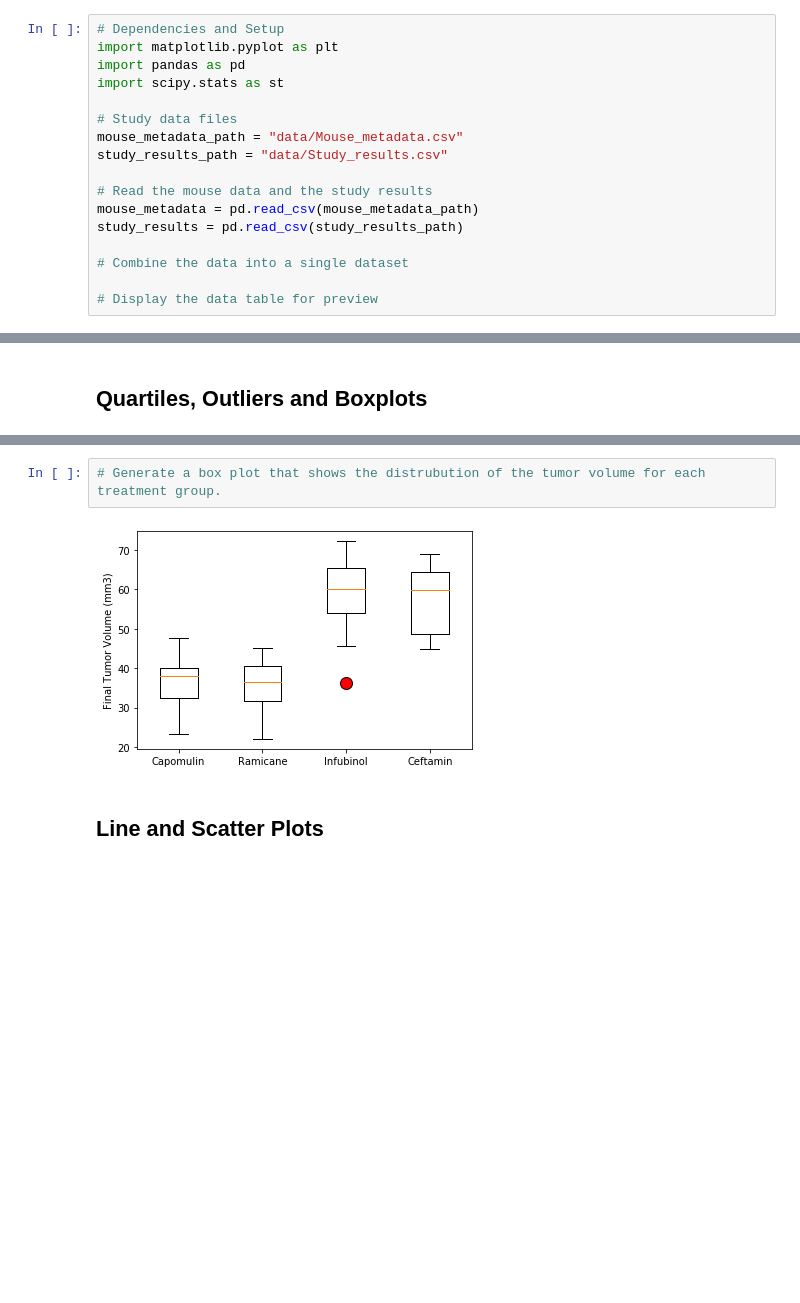
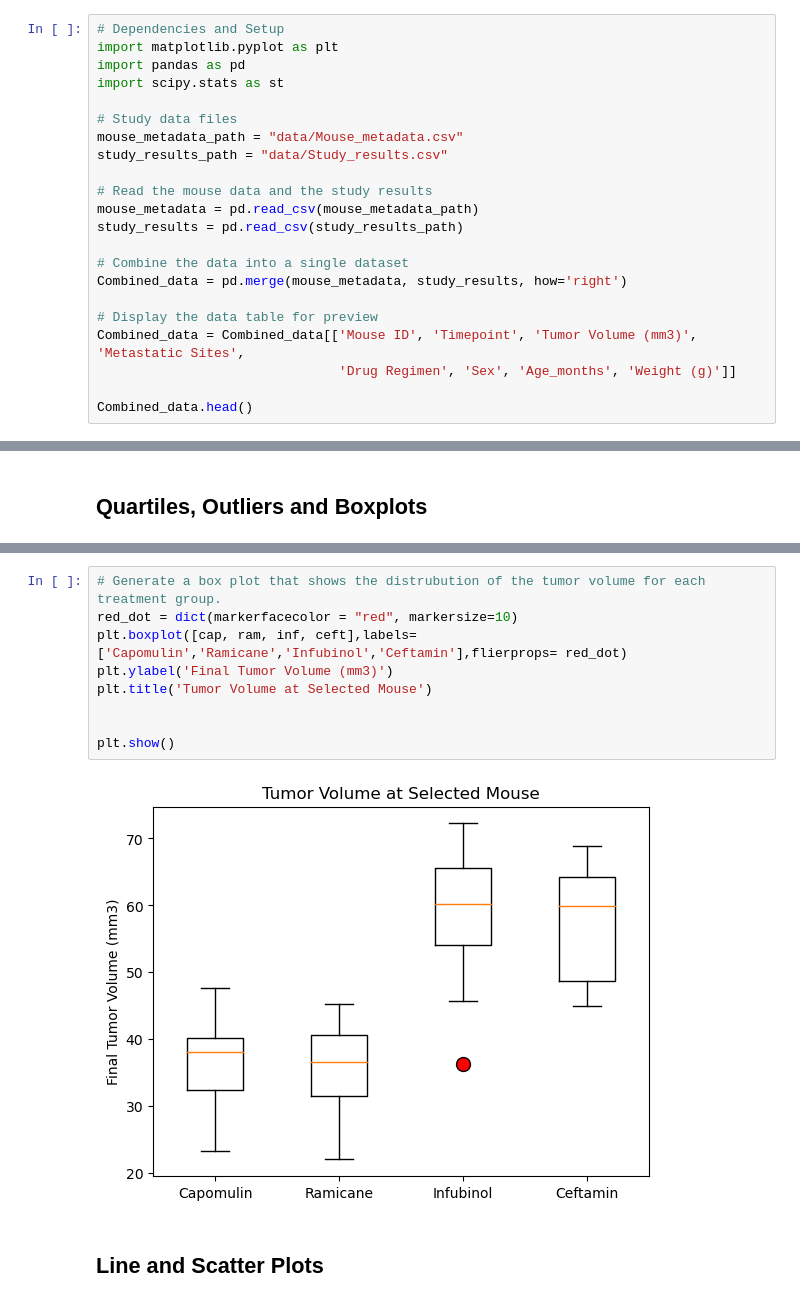
Before and after one commit to flormartinaus/Pymaceuticals-challenge, a Jupyter notebook: Pymaceuticals/pymaceuticals_starter.ipynb, the cells around one changed output, grey strips where cells are left out. Saved outputs shown, nothing was run; the diff lists cells and outputs as text; blank space fills up the shorter version.

```diff
--- a/Pymaceuticals/pymaceuticals_starter.ipynb
+++ b/Pymaceuticals/pymaceuticals_starter.ipynb
@@ -20,8 +20,13 @@ mouse_metadata = pd.read_csv(mouse_metadata_path)
 study_results = pd.read_csv(study_results_path)
 
 # Combine the data into a single dataset
+Combined_data = pd.merge(mouse_metadata, study_results, how='right')
 
 # Display the data table for preview
+Combined_data = Combined_data[['Mouse ID', 'Timepoint', 'Tumor Volume (mm3)', 'Metastatic Sites',
+                               'Drug Regimen', 'Sex', 'Age_months', 'Weight (g)']]
+
+Combined_data.head()
 # %% [output]
 |  | Mouse ID | Timepoint | Tumor Volume (mm3) | Metastatic Sites | Drug Regimen | Sex | Age_months | ... |
 | 0 | b128 | 0 | 45.0 | 0 | Capomulin | Female | 9 | ... |
@@ -161,6 +298,13 @@ Ceftamin's potential outliers: Series([], Name: Tumor Volume (mm3), dtype: float
 # %%
 # Generate a box plot that shows the distrubution of the tumor volume for each treatment group.
+red_dot = dict(markerfacecolor = "red", markersize=10)
+plt.boxplot([cap, ram, inf, ceft],labels=['Capomulin','Ramicane','Infubinol','Ceftamin'],flierprops= red_dot)
+plt.ylabel('Final Tumor Volume (mm3)')
+plt.title('Tumor Volume at Selected Mouse')
+
+
+plt.show()
 # %% [output]
-[figure, old version]
+[figure, new version]
 # %% [markdown]
 ## Line and Scatter Plots
```
Also changed, not shown: parts of 20 cells of this notebook, 5 other files.
